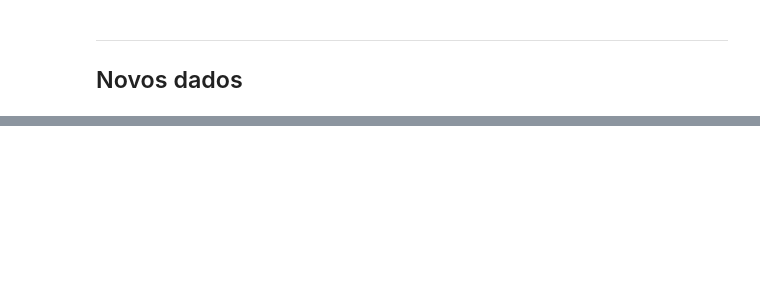
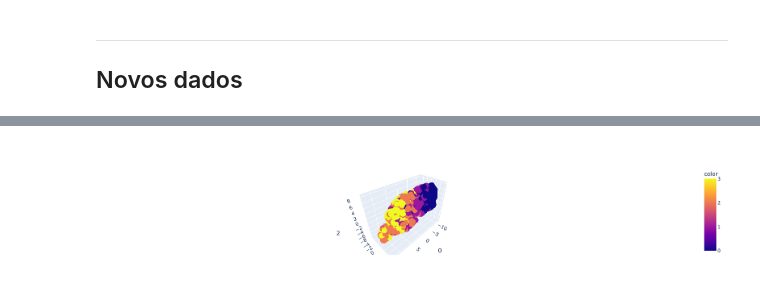
Before and after one commit to datawaybr/CDKS-0003-FUNDAMENTOS-DE-MACHINE-LEARNING-NAO-SUPERVISIONADO-KICKSTART, a Jupyter notebook: Aula02_2.ipynb, the cells around one changed output, grey strips where cells are left out. Drawn from its saved outputs; the diff is of its cells as text; code cells hidden in the pictures; blank space fills up the shorter version.

```diff
--- a/Aula02_2.ipynb
+++ b/Aula02_2.ipynb
@@ -369,0 +386,3 @@ array([3], dtype=int32)
+# %%
+X_train_norm = pd.DataFrame(X_train_norm, columns=['potência_da_bateria', 'bluetooth', 'velocidade_do_processador', 'dual_sim'])
+X_train_norm
@@ -369,0 +403,12 @@ array([3], dtype=int32)
+# %%
+from sklearn.manifold import TSNE
+
+tsne = TSNE(n_components=3, learning_rate='auto', init='random', perplexity=30, random_state=42)
+X_tsne = tsne.fit_transform(X_train_norm)
+# %%
+import plotly.express as px
+
+fig = px.scatter_3d(X_tsne, x=0, y=1, z=2, color=y_train)
+fig.show()
+# %% [output]
+[figure, added]
```
Also changed, not shown: parts of 26 cells of this notebook.
